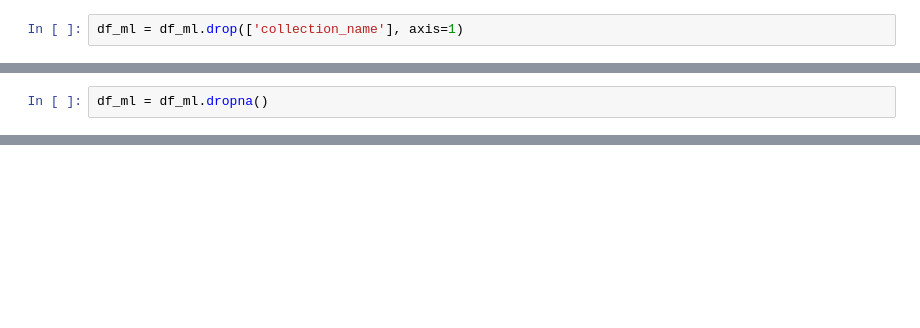
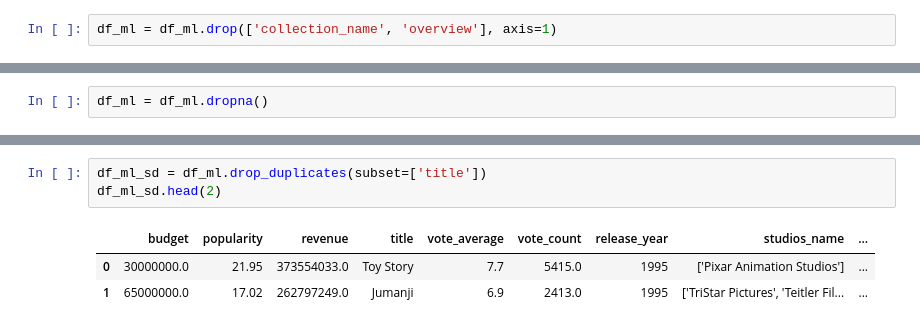
Before and after one commit to JosueMonte/Sistema_Recomendacion, a Jupyter notebook: eda.ipynb, the cells around one changed output, grey strips where cells are left out. Drawn from its saved outputs; the diff is of its cells as text; blank space fills up the shorter version.

```diff
--- a/eda.ipynb
+++ b/eda.ipynb
@@ -73,5 +71,5 @@ memory usage: 3.7+ MB
 # %%
-df_ml = df_ml.drop(['collection_name'], axis=1)
+df_ml = df_ml.drop(['collection_name', 'overview'], axis=1)
 # %%
 df_ml.info()
 # %% [output]
@@ -199,0 +288,7 @@ https://www.youtube.com/watch?v=7nago29IlxM
+# %%
+df_ml_sd = df_ml.drop_duplicates(subset=['title'])
+df_ml_sd.head(2)
+# %% [output]
+|  | budget | popularity | revenue | title | vote_average | vote_count | release_year | studios_name | ... |
+| 0 | 30000000.0 | 21.95 | 373554033.0 | Toy Story | 7.7 | 5415.0 | 1995 | ['Pixar Animation Studios'] | ... |
+| 1 | 65000000.0 | 17.02 | 262797249.0 | Jumanji | 6.9 | 2413.0 | 1995 | ['TriStar Pictures', 'Teitler Fil... | ... |
```
Also changed, not shown: parts of 48 cells of this notebook, 5 other files.
